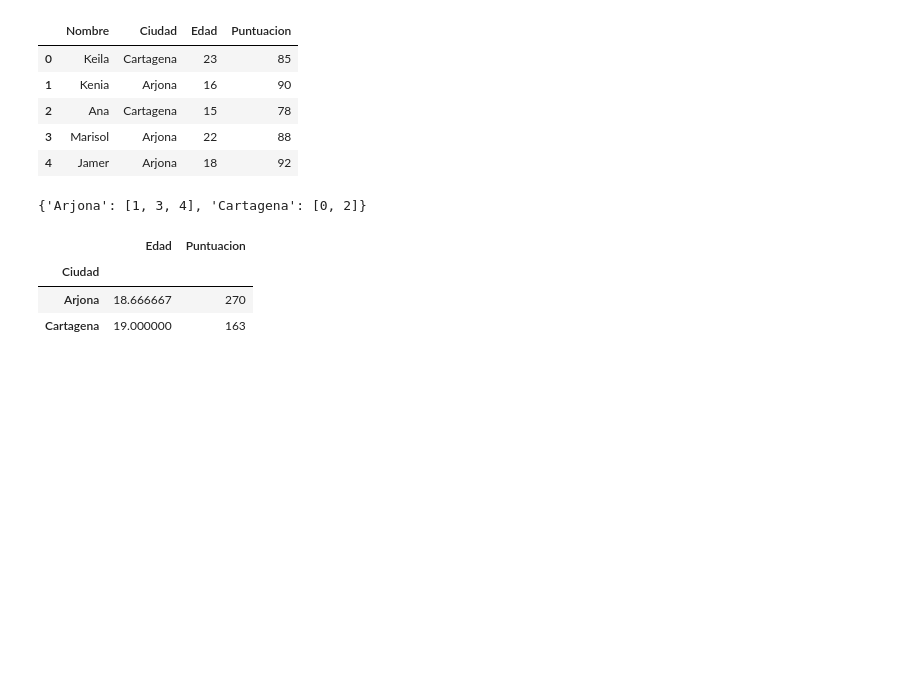
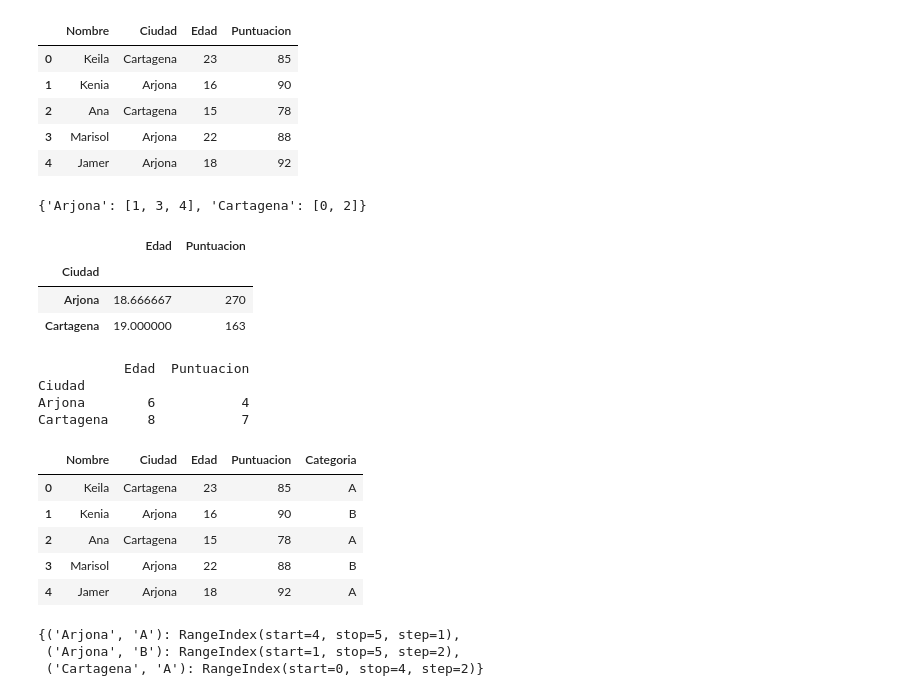
Before and after one commit to contreraskei/data-analysis-with-Python, a Jupyter notebook: analisisdedatos.ipynb, the cells around one changed output. Saved outputs shown, nothing was run; the diff lists cells and outputs as text; code cells hidden in the pictures; blank space fills up the shorter version.

```diff
--- a/analisisdedatos.ipynb
+++ b/analisisdedatos.ipynb
@@ -289,3 +293,40 @@ agregated
 | Ciudad |  |  |
 | Arjona | 18.666667 | 270 |
 | Cartagena | 19.000000 | 163 |
+# %%
+#Funciones de agregación personalizadas
+#Ejemplo: Calcular el rango de edades y puntuación por ciudad
+
+def rango(series):
+    return series.max() - series.min()
+
+#Agregamos la función personalizada al agrupamiento
+agregated_custom = gruped.agg({
+    "Edad": rango,
+    "Puntuacion": rango
+})
+print(agregated_custom)
+# %% [output]
+           Edad  Puntuacion
+Ciudad
+Arjona        6           4
+Cartagena     8           7
+# %%
+data2 ["Categoria"] = ["A", "B", "A", "B", "A"]
+df2 = pd.DataFrame(data2)
+df2
+# %% [output]
+|  | Nombre | Ciudad | Edad | Puntuacion | Categoria |
+| 0 | Keila | Cartagena | 23 | 85 | A |
+| 1 | Kenia | Arjona | 16 | 90 | B |
+| 2 | Ana | Cartagena | 15 | 78 | A |
+| 3 | Marisol | Arjona | 22 | 88 | B |
+| 4 | Jamer | Arjona | 18 | 92 | A |
+# %%
+#Agrupación de datos por ciudad y categoría (Multiagrupado)
+grouped_multi = df2.groupby(["Ciudad", "Categoria"])
+grouped_multi.groups
+# %% [output]
+{('Arjona', 'A'): RangeIndex(start=4, stop=5, step=1),
+ ('Arjona', 'B'): RangeIndex(start=1, stop=5, step=2),
+ ('Cartagena', 'A'): RangeIndex(start=0, stop=4, step=2)}
```
Also changed, not shown: parts of 11 cells of this notebook, 5 other files.
